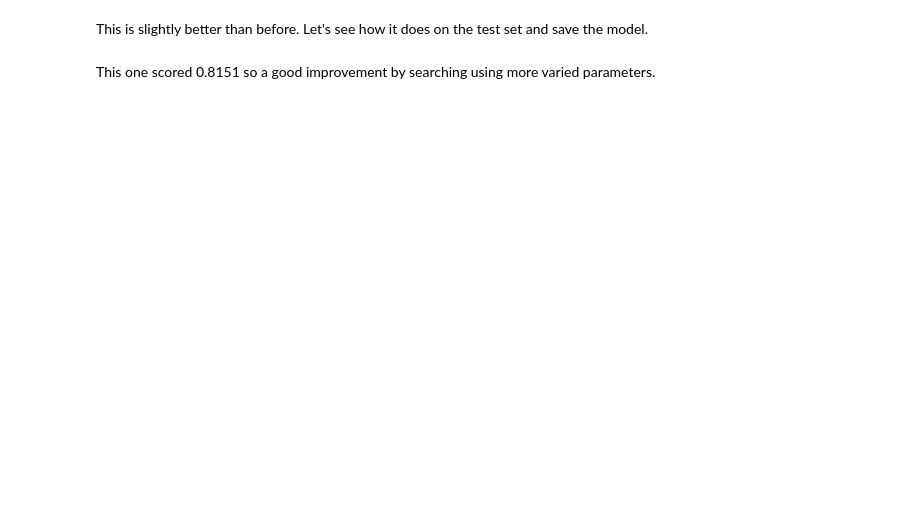
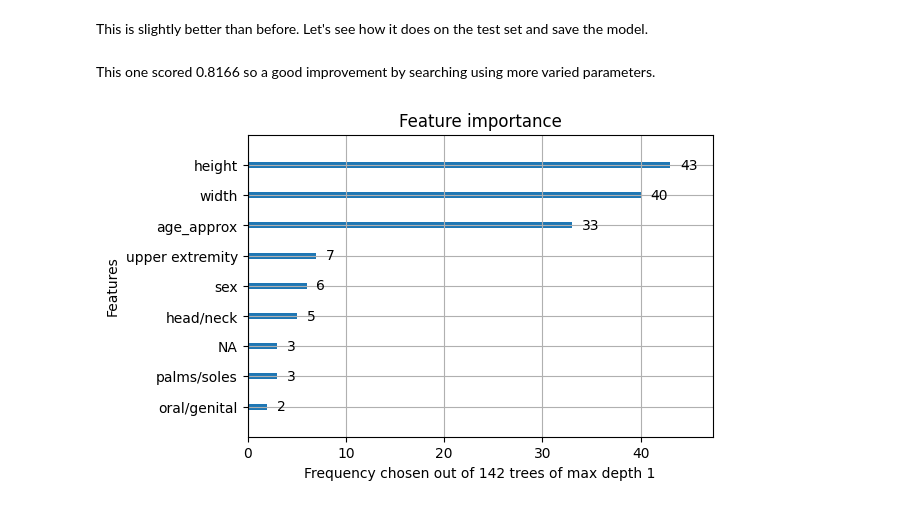
Before and after one commit to sjhatfield/kaggle-melanoma-2020, a Jupyter notebook: notebooks/tabular.ipynb, the cells around one changed output. Cells and saved outputs as stored; diff of their text form; code cells hidden in the pictures; blank space fills up the shorter version.

```diff
--- a/notebooks/tabular.ipynb
+++ b/notebooks/tabular.ipynb
@@ -97,7 +97,7 @@ params_randoversamp = {
 }
 # %%
 cv_iterator_int = []
-skf = KFold(n_splits=config['NUM_FOLDS'], shuffle=True, random_state=SEED)
+skf = KFold(n_splits=5, shuffle=True, random_state=SEED)
 for i, (idxT,idxV) in enumerate(skf.split(np.arange(15))):
     cv_iterator_int.append((train_internal.tfrecord.isin(idxT),
                         train_internal.tfrecord.isin(idxV)))
@@ -335,14 +364,15 @@ This score is almost exactly as using the internal data so we will not try submi
 # %%
 params_randoversamp = {
     'sampler__sampling_strategy': stats.uniform(0.1, 0.5),
-    'classification__eta': stats.gamma(a=2, scale=0.5),
-    'classification__gamma': stats.gamma(a=2, scale=0.5),
-    'classification__max_depth': stats.randint(low=1, high=10)
+    'classification__eta': stats.gamma(a=2, scale=0.05),
+    'classification__gamma': stats.gamma(a=2, scale=2),
+    'classification__max_depth': stats.randint(low=1, high=3),
+    'classification__n_estimators': stats.randint(low=50, high=150),
 }
 # %%
 grid_randoversamp = RandomizedSearchCV(estimator=model_randoversamp,
                                        param_distributions=params_randoversamp,
-                                       n_iter=100, scoring='roc_auc',
+                                       n_iter=200, scoring='roc_auc',
                                        cv=cv_iterator_int,
                                        verbose=1,
                                        random_state=SEED,
@@ -405,8 +436,19 @@ submission = pd.read_csv('../data/internal/sample_submission.csv')
 submission['target'] = preds_randover[:, 1]
 submission.to_csv('../submissions/xgboost_internal_randover_dist.csv', index=False)
 # %% [markdown]
-This one scored 0.8151 so a good improvement by searching using more varied parameters.
+This one scored 0.8166 so a good improvement by searching using more varied parameters.
 # %%
 filename = "../models/xgboost_internal_randomoversamplingdist.pkl"
 with open(filename, 'wb') as file:
     pickle.dump(grid_randoversamp, file)
+# %%
+with open(filename, 'rb') as file:
+    final_model = pickle.load(file)
+# %%
+fig, ax = plt.subplots(dpi=100)
+plot_importance(final_model.best_estimator_.named_steps["classification"],
+                ax=ax,
+                xlabel=f"Frequency chosen out of {final_model.best_params_['classification__n_estimators']} trees of max depth {final_model.best_params_['classification__max_depth']}")
+fig.savefig('../images/feature_importance.png')
+# %% [output]
+[figure, added]
```
Also changed, not shown: parts of 22 cells of this notebook, 26 other files.
